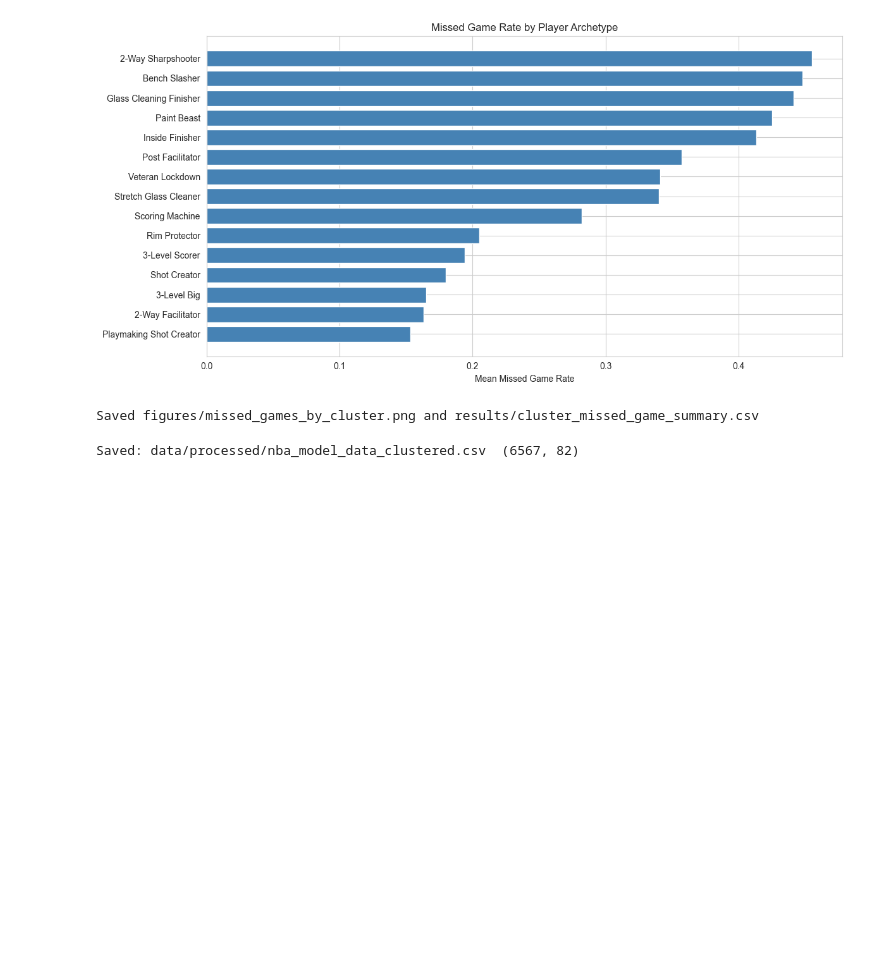
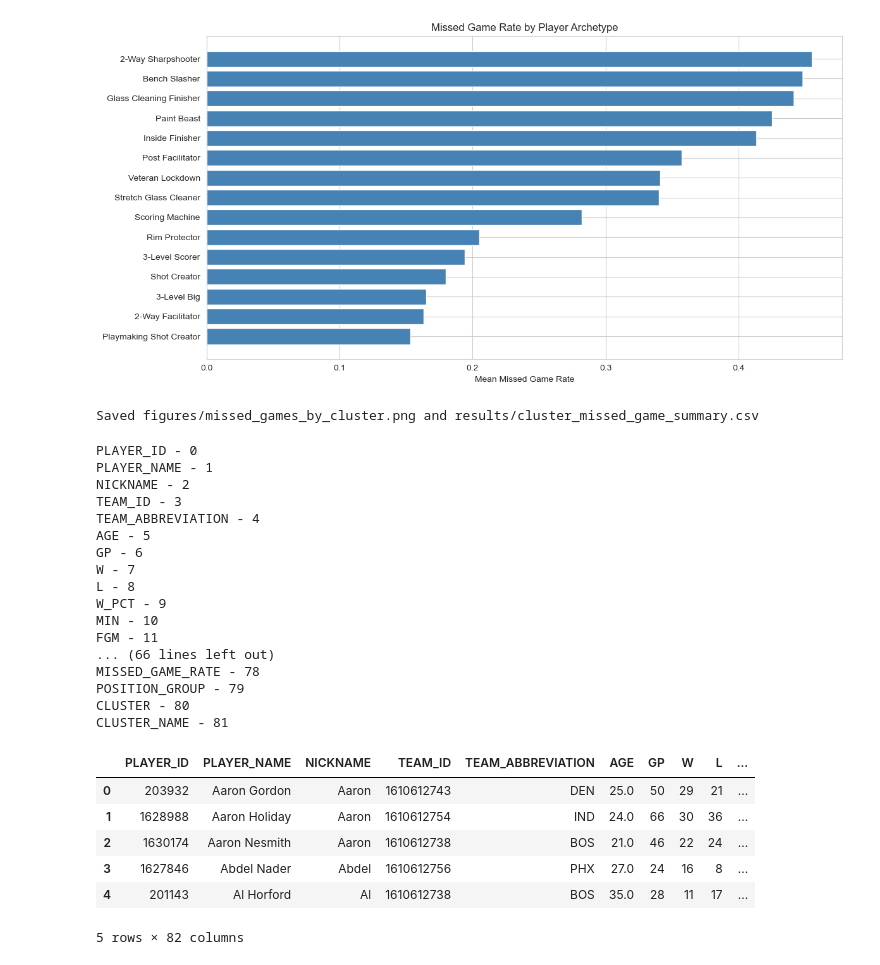
Before and after one commit to feinsteinjoshua/Cogs-109-Final, a Jupyter notebook: 02_kmeans_clustering.ipynb, the cells around one changed output. Saved outputs shown, nothing was run; the diff lists cells and outputs as text; code cells hidden in the pictures; blank space fills up the shorter version.

```diff
--- a/02_kmeans_clustering.ipynb
+++ b/02_kmeans_clustering.ipynb
@@ -11,7 +11,7 @@ import os
 warnings.filterwarnings('ignore')
 sns.set_style('whitegrid')
 
-df = pd.read_csv('data/processed/nba_model_data.csv')
+df = pd.read_csv('nba_model_data.csv')
 print(f"Loaded: {df.shape}")
 print(df[['PLAYER_NAME','ERA','MPG','HEIGHT_IN','WEIGHT','AGE','FG3A_RATE','FTA_RATE','PLUS_MINUS']].head())
 # %% [output]
@@ -148,8 +148,33 @@ Saved figures/missed_games_by_cluster.png and results/cluster_missed_game_summar
 df_clustered = df.copy()
 df_clustered.loc[df_model.index, 'CLUSTER'] = df_model['CLUSTER']
 df_clustered.loc[df_model.index, 'CLUSTER_NAME'] = df_model['CLUSTER_NAME']
-
-df_clustered.to_csv('data/processed/nba_model_data_clustered.csv', index=False)
-print(f"Saved: data/processed/nba_model_data_clustered.csv  {df_clustered.shape}")
-# %% [output]
-Saved: data/processed/nba_model_data_clustered.csv  (6567, 82)
+# %%
+for i, j in zip(df_clustered.columns, range(df_clustered.columns.shape[0])):
+    print(i + ' -',j)
+
+df_clustered.head()
+# %% [output]
+PLAYER_ID - 0
+PLAYER_NAME - 1
+NICKNAME - 2
+TEAM_ID - 3
+TEAM_ABBREVIATION - 4
+AGE - 5
+GP - 6
+W - 7
+L - 8
+W_PCT - 9
+MIN - 10
+FGM - 11
+... (66 lines left out)
+MISSED_GAME_RATE - 78
+POSITION_GROUP - 79
+CLUSTER - 80
+CLUSTER_NAME - 81
+|  | PLAYER_ID | PLAYER_NAME | NICKNAME | TEAM_ID | TEAM_ABBREVIATION | AGE | GP | W | L | ... |
+| 0 | 203932 | Aaron Gordon | Aaron | 1610612743 | DEN | 25.0 | 50 | 29 | 21 | ... |
+| 1 | 1628988 | Aaron Holiday | Aaron | 1610612754 | IND | 24.0 | 66 | 30 | 36 | ... |
+| 2 | 1630174 | Aaron Nesmith | Aaron | 1610612738 | BOS | 21.0 | 46 | 22 | 24 | ... |
+| 3 | 1627846 | Abdel Nader | Abdel | 1610612756 | PHX | 27.0 | 24 | 16 | 8 | ... |
+| 4 | 201143 | Al Horford | Al | 1610612738 | BOS | 35.0 | 28 | 11 | 17 | ... |
+5 rows × 82 columns
```
Also changed, not shown: parts of 2 cells of this notebook.
